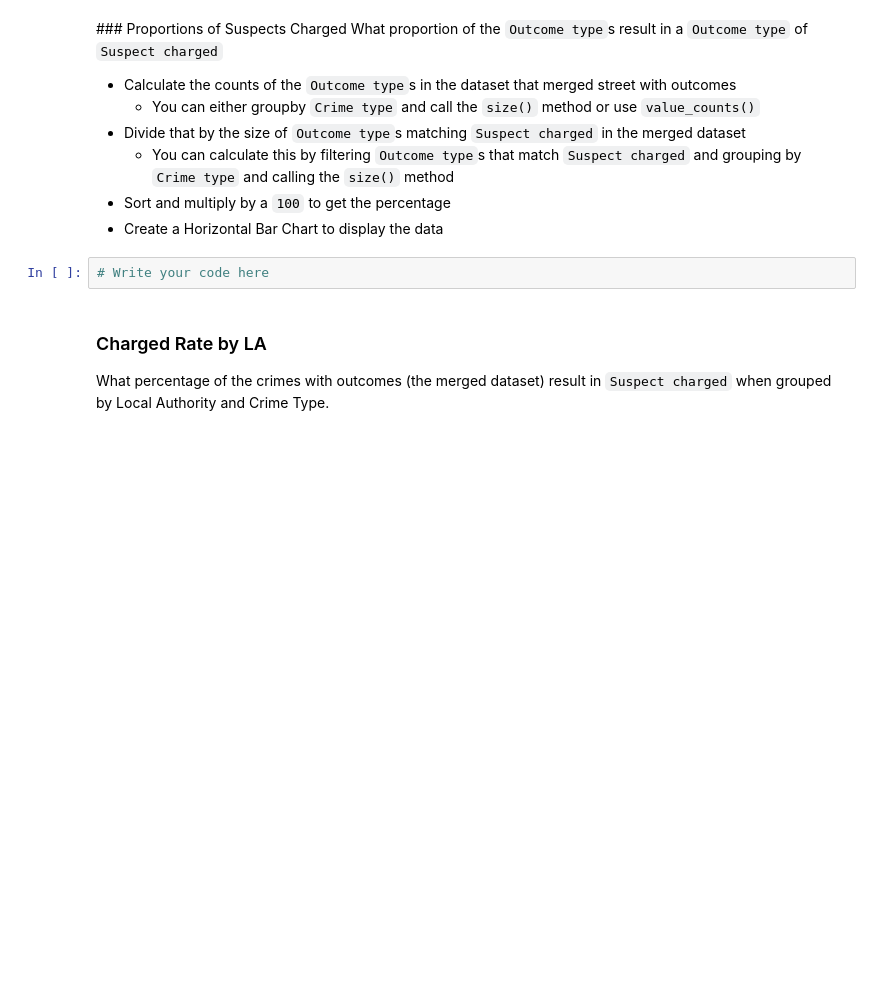
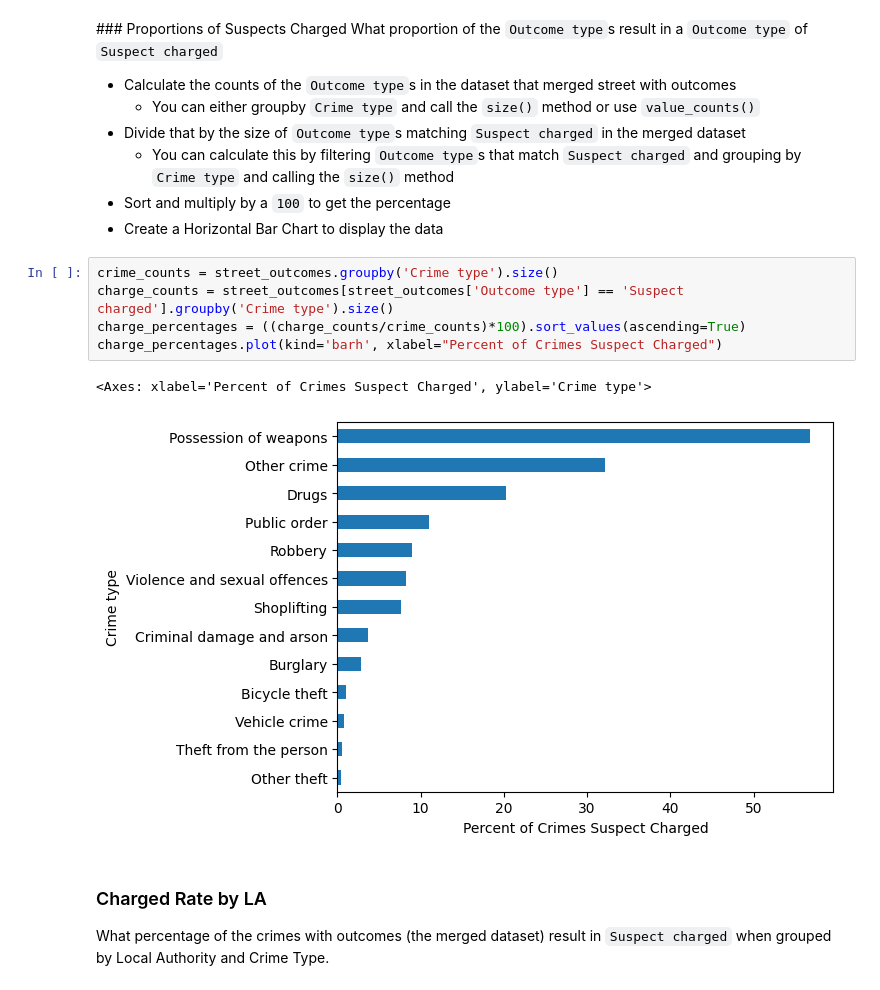
Before and after one commit to diltondev/fundies-2, a Jupyter notebook: spring-2025-26-diltondev/labs/week-10/week-10-lab.ipynb, the cells around one changed output. Saved outputs shown, nothing was run; the diff lists cells and outputs as text; blank space fills up the shorter version.

```diff
--- a/spring-2025-26-diltondev/labs/week-10/week-10-lab.ipynb
+++ b/spring-2025-26-diltondev/labs/week-10/week-10-lab.ipynb
@@ -97,7 +220,13 @@ What proportion of the `Outcome type`s result in a `Outcome type` of `Suspect ch
 - Sort and multiply by a `100` to get the percentage
 - Create a Horizontal Bar Chart to display the data
 # %%
-# Write your code here
+crime_counts = street_outcomes.groupby('Crime type').size()
+charge_counts = street_outcomes[street_outcomes['Outcome type'] == 'Suspect charged'].groupby('Crime type').size()
+charge_percentages = ((charge_counts/crime_counts)*100).sort_values(ascending=True)
+charge_percentages.plot(kind='barh', xlabel="Percent of Crimes Suspect Charged")
+# %% [output]
+<Axes: xlabel='Percent of Crimes Suspect Charged', ylabel='Crime type'>
+[figure, added]
 # %% [markdown]
 ### Charged Rate by LA
 What percentage of the crimes with outcomes (the merged dataset) result in `Suspect charged` when grouped by Local Authority and Crime Type.
```
Also changed, not shown: parts of 11 cells of this notebook.
